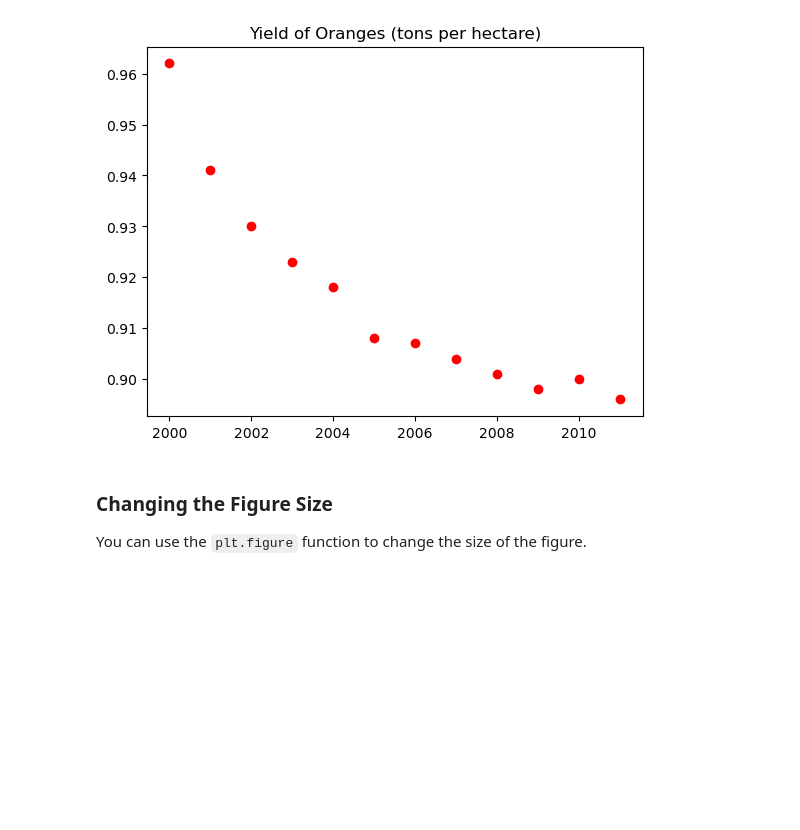
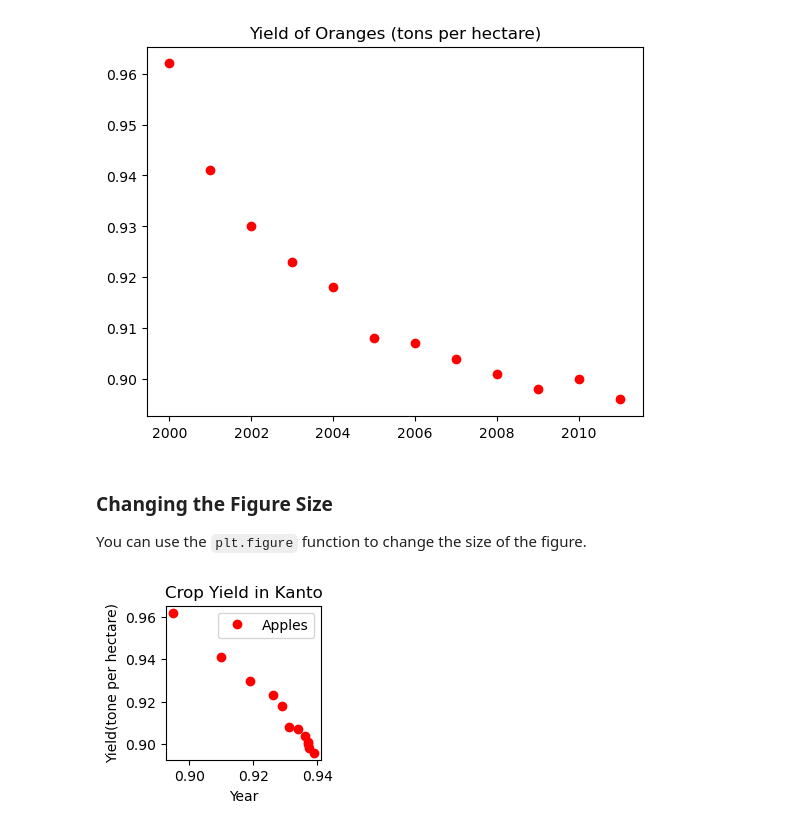
Before and after one commit to sachinm121/Python-Practice, a Jupyter notebook: Python Practice/Matplotlib.ipynb, the cells around one changed output. Saved outputs shown, nothing was run; the diff lists cells and outputs as text; code cells hidden in the pictures; blank space fills up the shorter version.

```diff
--- a/Python Practice/Matplotlib.ipynb
+++ b/Python Practice/Matplotlib.ipynb
@@ -162,3 +162,14 @@ plt.title("Yield of Oranges (tons per hectare)");
 ### Changing the Figure Size
 
 You can use the `plt.figure` function to change the size of the figure.
+# %%
+plt.figure(figsize=(2,2))
+plt.plot(apples, oranges, 'or')
+
+plt.xlabel('Year')
+plt.ylabel('Yield(tone per hectare)')
+
+plt.title("Crop Yield in Kanto")
+plt.legend(['Apples','Oranges']);
+# %% [output]
+[figure, added]
```
Also changed, not shown: parts of 87 cells of this notebook, 2 other files.
